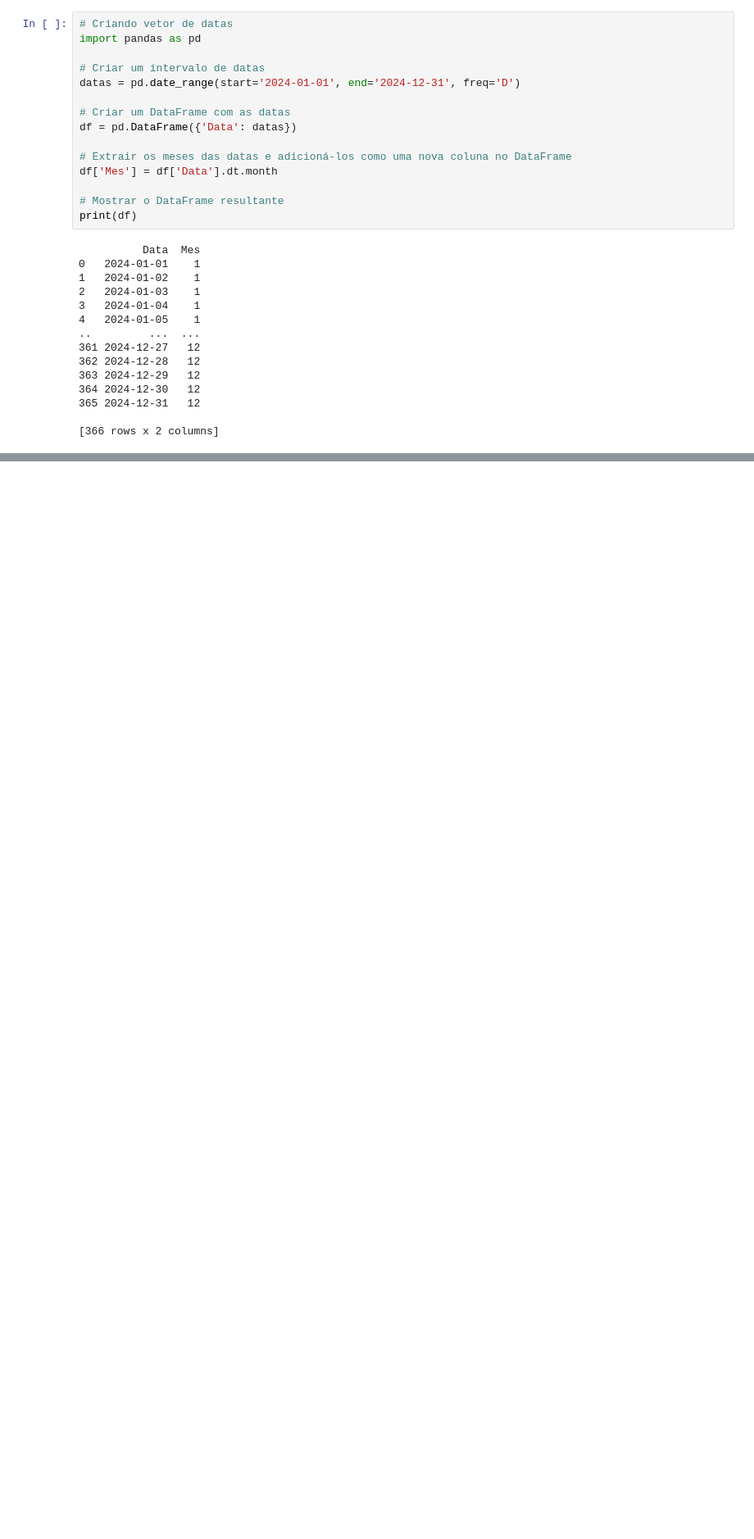
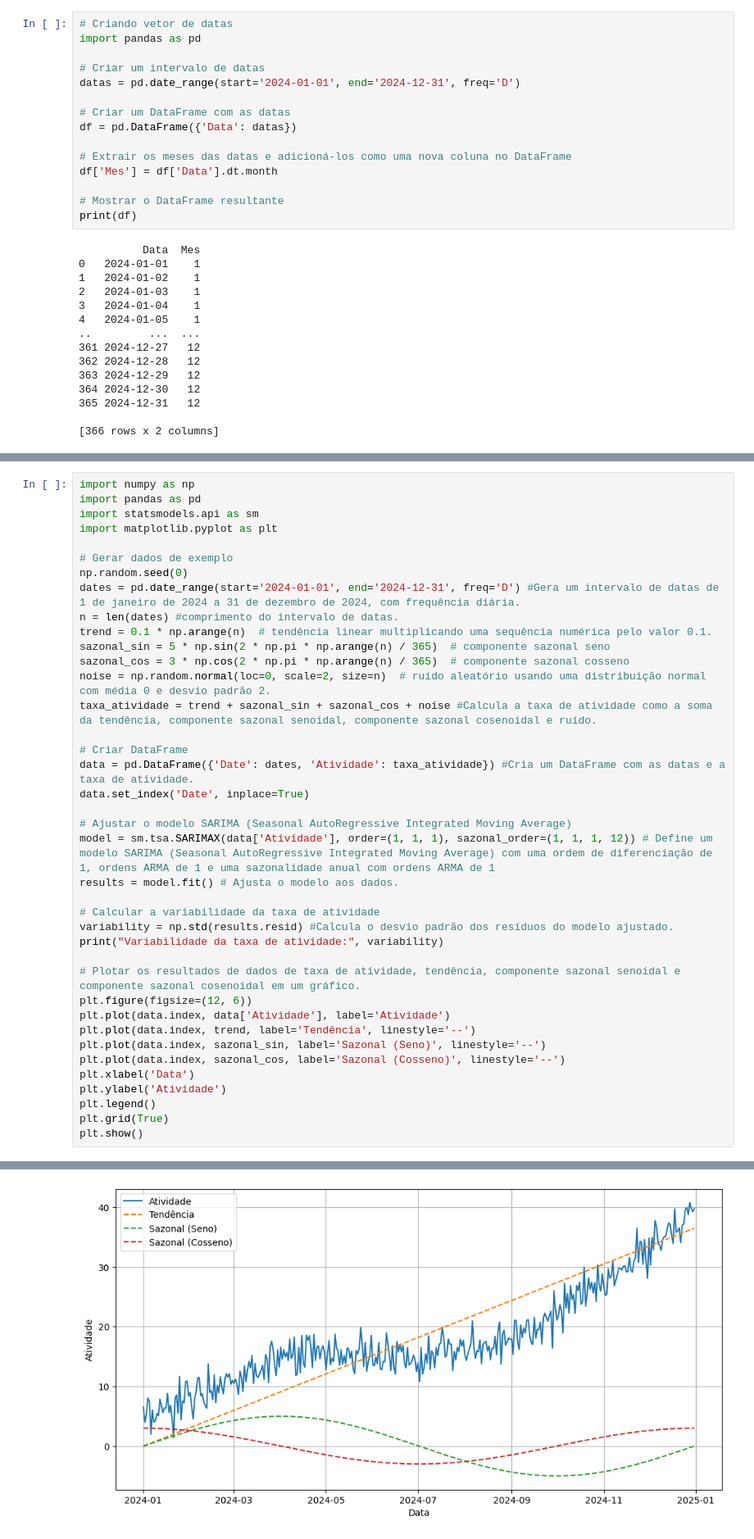
Before and after one commit to SergioStrackJunior/ENS5173_airpolution, a Jupyter notebook: Atividade01_01.ipynb, the cells around one changed output, grey strips where cells are left out. Shown at 82% size. Cells and saved outputs as stored; diff of their text form; blank space fills up the shorter version.

```diff
--- a/Atividade01_01.ipynb
+++ b/Atividade01_01.ipynb
@@ -204,0 +248,40 @@ plt.plot(df['Mes'], df['aleatorioSazonal'])
+# %%
+import numpy as np
+import pandas as pd
+import statsmodels.api as sm
+import matplotlib.pyplot as plt
+
+# Gerar dados de exemplo
+np.random.seed(0)
+dates = pd.date_range(start='2024-01-01', end='2024-12-31', freq='D') #Gera um intervalo de datas de 1 de janeiro de 2024 a 31 de dezembro de 2024, com frequência diária.
+n = len(dates) #comprimento do intervalo de datas.
+trend = 0.1 * np.arange(n)  # tendência linear multiplicando uma sequência numérica pelo valor 0.1.
+sazonal_sin = 5 * np.sin(2 * np.pi * np.arange(n) / 365)  # componente sazonal seno
+sazonal_cos = 3 * np.cos(2 * np.pi * np.arange(n) / 365)  # componente sazonal cosseno
+noise = np.random.normal(loc=0, scale=2, size=n)  # ruído aleatório usando uma distribuição normal com média 0 e desvio padrão 2.
+taxa_atividade = trend + sazonal_sin + sazonal_cos + noise #Calcula a taxa de atividade como a soma da tendência, componente sazonal senoidal, componente sazonal cosenoidal e ruído.
+
+# Criar DataFrame
+data = pd.DataFrame({'Date': dates, 'Atividade': taxa_atividade}) #Cria um DataFrame com as datas e a taxa de atividade.
+data.set_index('Date', inplace=True)
+
+# Ajustar o modelo SARIMA (Seasonal AutoRegressive Integrated Moving Average)
+model = sm.tsa.SARIMAX(data['Atividade'], order=(1, 1, 1), sazonal_order=(1, 1, 1, 12)) # Define um modelo SARIMA (Seasonal AutoRegressive Integrated Moving Average) com uma ordem de diferenciação de 1, ordens ARMA de 1 e uma sazonalidade anual com ordens ARMA de 1
+results = model.fit() # Ajusta o modelo aos dados.
+
+# Calcular a variabilidade da taxa de atividade
+variability = np.std(results.resid) #Calcula o desvio padrão dos resíduos do modelo ajustado.
+print("Variabilidade da taxa de atividade:", variability)
+
+# Plotar os resultados de dados de taxa de atividade, tendência, componente sazonal senoidal e componente sazonal cosenoidal em um gráfico.
+plt.figure(figsize=(12, 6))
+plt.plot(data.index, data['Atividade'], label='Atividade')
+plt.plot(data.index, trend, label='Tendência', linestyle='--')
+plt.plot(data.index, sazonal_sin, label='Sazonal (Seno)', linestyle='--')
+plt.plot(data.index, sazonal_cos, label='Sazonal (Cosseno)', linestyle='--')
+plt.xlabel('Data')
+plt.ylabel('Atividade')
+plt.legend()
+plt.grid(True)
+plt.show()
+# %% [output]
@@ -204,0 +289 @@ plt.plot(df['Mes'], df['aleatorioSazonal'])
+[figure, added]
```
Also changed, not shown: parts of 14 cells of this notebook, 5 other files.
